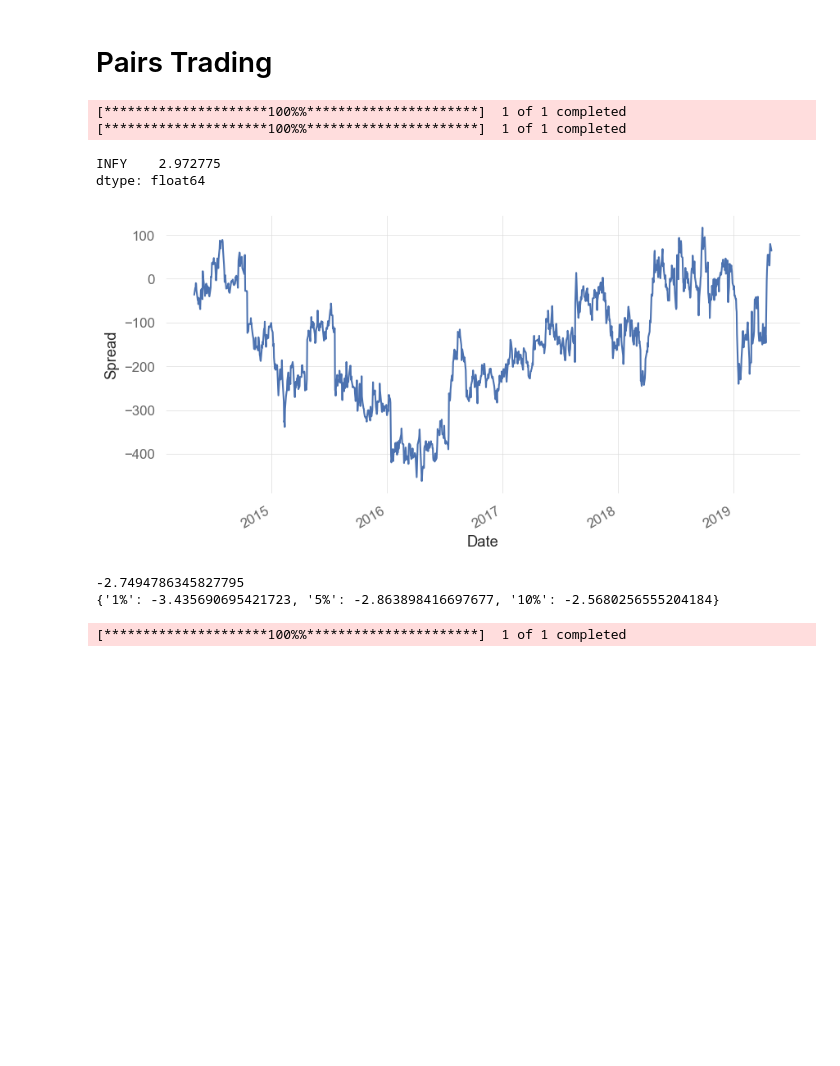
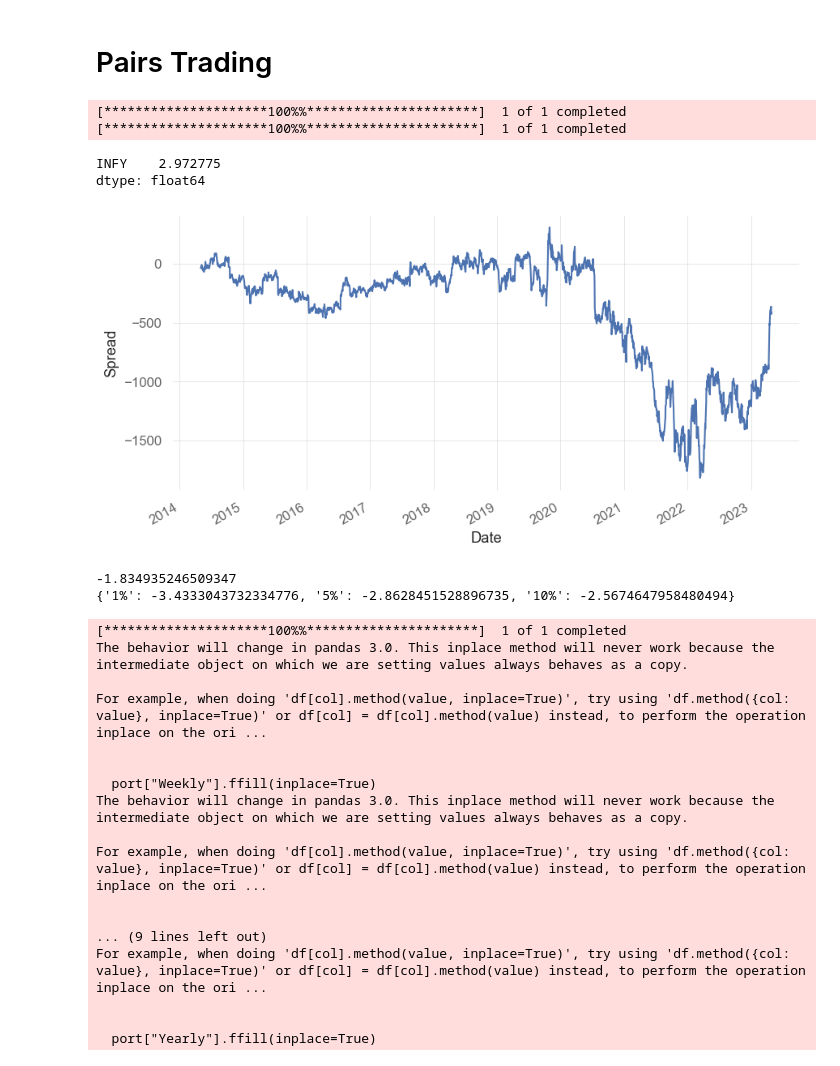
Before and after one commit to MacarocoFonseca/portfolio-optimization, a Jupyter notebook: portfolio_experiment/quant_stats/pairs_trading.ipynb, the cells around one changed output. Drawn from its saved outputs; the diff is of its cells as text; code cells hidden in the pictures; blank space fills up the shorter version.

```diff
--- a/portfolio_experiment/quant_stats/pairs_trading.ipynb
+++ b/portfolio_experiment/quant_stats/pairs_trading.ipynb
@@ -17,9 +17,9 @@ pd.set_option('display.max_rows', 50)
 ## Fetching Daily data using yahoo-finance
 
 #downloading TCS data from yahoo finance API
-df_1 = yf.download('TCS.NS',start='2014-05-01', end = '2019-05-01')['Adj Close']
+df_1 = yf.download('TCS.NS',start='2014-05-01', end = '2023-05-01')['Adj Close']
 #downloading INFY data from yahoo finance API
-df_2 = yf.download('INFY.NS',start='2014-05-01',end = '2019-05-01')['Adj Close']
+df_2 = yf.download('INFY.NS',start='2014-05-01',end = '2023-05-01')['Adj Close']
 
 #merging two dataframe using the datetime index
 df = pd.merge(df_1,df_2,left_index=True, right_index=True)
@@ -94,35 +94,51 @@ df.positions_short = df.positions_short.fillna(method='ffill')
 #Net positions
 df['positions'] = df.positions_long + df.positions_short
 
 #Finding pnl and spread analysis
 #df['spread_difference']= df.spread - df.spread.shift(1)
 df['spread_difference_pct_change'] = (df.spread - df.spread.shift(1))/(df.TCS + df.INFY)
 df['pnl_daily_pct'] = df.positions.shift(1) * df.spread_difference_pct_change
 #df['cumpnl'] = df.pnl.cumsum()
 
 df = df.dropna(subset=['pnl_daily_pct'])
 
 df['cummulative'] = (1 + df['pnl_daily_pct']).cumprod()
 df['cummulative'].plot()
 
 #importing quantstats for detailed report
 df_returns = df[['pnl_daily_pct']]
 df_returns
 
 tickers = {
         'pnl_daily_pct':1
     }
 
 portfolio = qs.utils.make_index(tickers,rebalance=None,returns=df_returns)
 
 qs.reports.html(portfolio,benchmark='^CRSLDX',title='Pairs-Trading(XumitCapital)', download_filename='Pairs _Trading.html',)
 # %% [output]
 [*********************100%%**********************]  1 of 1 completed
 [*********************100%%**********************]  1 of 1 completed
 INFY    2.972775
 dtype: float64
-[figure, old version]
+[figure, new version]
--2.7494786345827795
-{'1%': -3.435690695421723, '5%': -2.863898416697677, '10%': -2.5680256555204184}
+-1.834935246509347
+{'1%': -3.4333043732334776, '5%': -2.8628451528896735, '10%': -2.5674647958480494}
 [*********************100%%**********************]  1 of 1 completed
+The behavior will change in pandas 3.0. This inplace method will never work because the intermediate object on which we are setting values always behaves as a copy.
+
+For example, when doing 'df[col].method(value, inplace=True)', try using 'df.method({col: value}, inplace=True)' or df[col] = df[col].method(value) instead, to perform the operation inplace on the ori ...
+
+
+  port["Weekly"].ffill(inplace=True)
+The behavior will change in pandas 3.0. This inplace method will never work because the intermediate object on which we are setting values always behaves as a copy.
+
+For example, when doing 'df[col].method(value, inplace=True)', try using 'df.method({col: value}, inplace=True)' or df[col] = df[col].method(value) instead, to perform the operation inplace on the ori ...
+
+
+... (9 lines left out)
+For example, when doing 'df[col].method(value, inplace=True)', try using 'df.method({col: value}, inplace=True)' or df[col] = df[col].method(value) instead, to perform the operation inplace on the ori ...
+
+
+  port["Yearly"].ffill(inplace=True)
 [interactive output not drawn]
```
Also changed, not shown: parts of 1 cell of this notebook, 2 other files.
